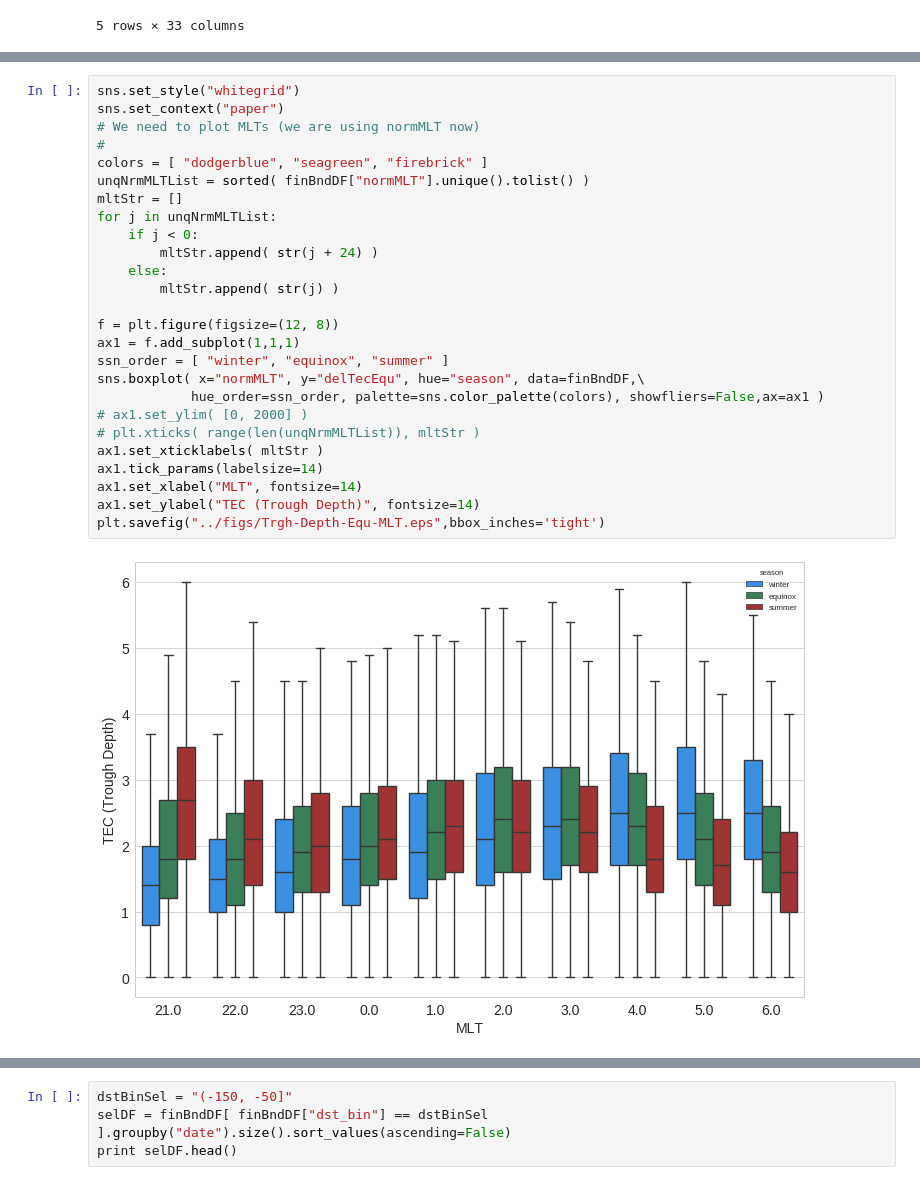
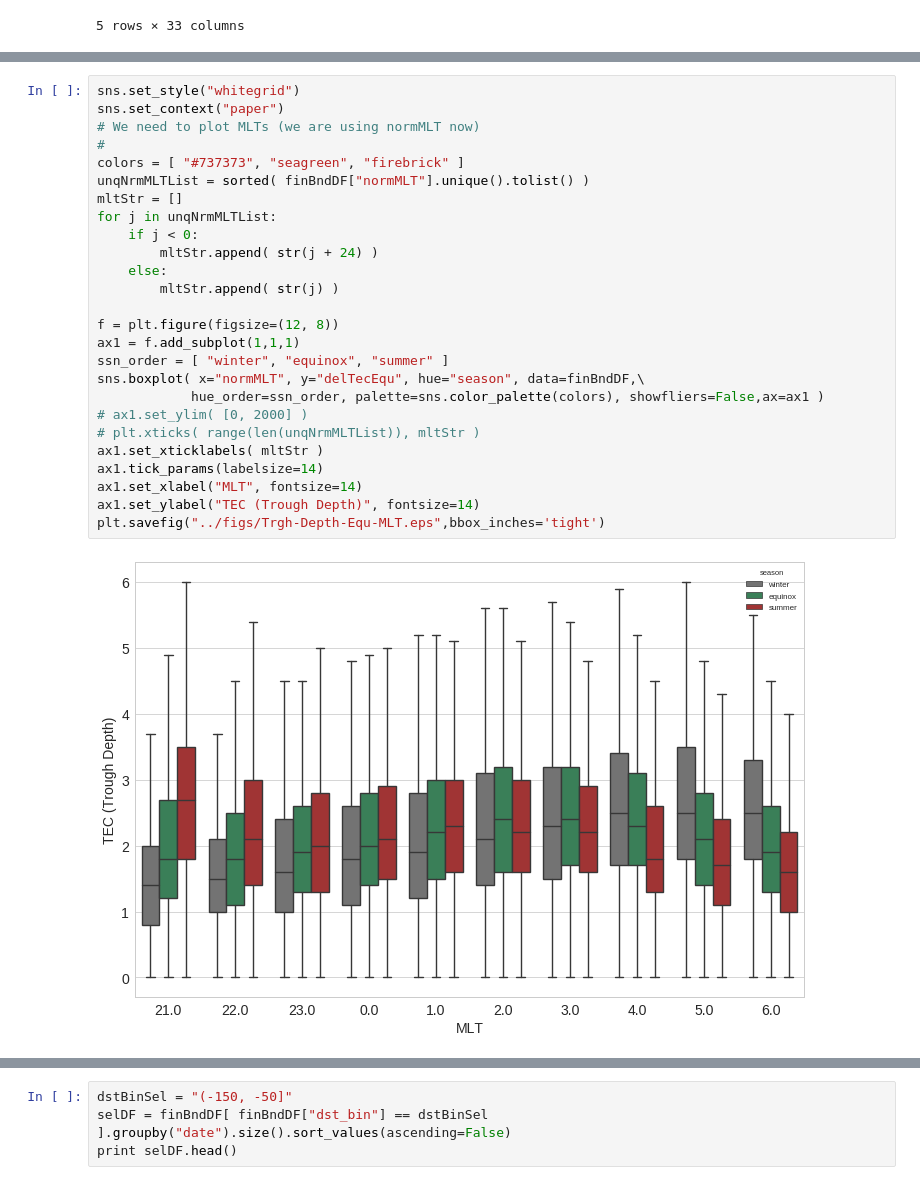
Before and after one commit to bharatreddy/sapstec, a Jupyter notebook: ipy/full_season.ipynb, the cells around one changed output, grey strips where cells are left out. Drawn from its saved outputs; the diff is of its cells as text.

```diff
--- a/ipy/full_season.ipynb
+++ b/ipy/full_season.ipynb
@@ -331,31 +331,31 @@ plt.savefig("../figs/Trgh-Depth-Pol-MLT.eps",bbox_inches='tight')
 # %%
 sns.set_style("whitegrid")
 sns.set_context("paper")
 # We need to plot MLTs (we are using normMLT now)
 #
-colors = [ "dodgerblue", "seagreen", "firebrick" ]
+colors = [ "#737373", "seagreen", "firebrick" ]
 unqNrmMLTList = sorted( finBndDF["normMLT"].unique().tolist() )
 mltStr = []
 for j in unqNrmMLTList:
     if j < 0:
         mltStr.append( str(j + 24) )
     else:
         mltStr.append( str(j) )
 
 f = plt.figure(figsize=(12, 8))
 ax1 = f.add_subplot(1,1,1)
 ssn_order = [ "winter", "equinox", "summer" ]
 sns.boxplot( x="normMLT", y="delTecEqu", hue="season", data=finBndDF,\
             hue_order=ssn_order, palette=sns.color_palette(colors), showfliers=False,ax=ax1 )
 # ax1.set_ylim( [0, 2000] )
 # plt.xticks( range(len(unqNrmMLTList)), mltStr )
 ax1.set_xticklabels( mltStr )
 ax1.tick_params(labelsize=14)
 ax1.set_xlabel("MLT", fontsize=14)
 ax1.set_ylabel("TEC (Trough Depth)", fontsize=14)
 plt.savefig("../figs/Trgh-Depth-Equ-MLT.eps",bbox_inches='tight')
 # %% [output]
-[figure, old version]
+[figure, new version]
 # %%
 sns.set_style("whitegrid")
 sns.set_context("paper")
```
Also changed, not shown: parts of 9 cells of this notebook, 23 other files.
